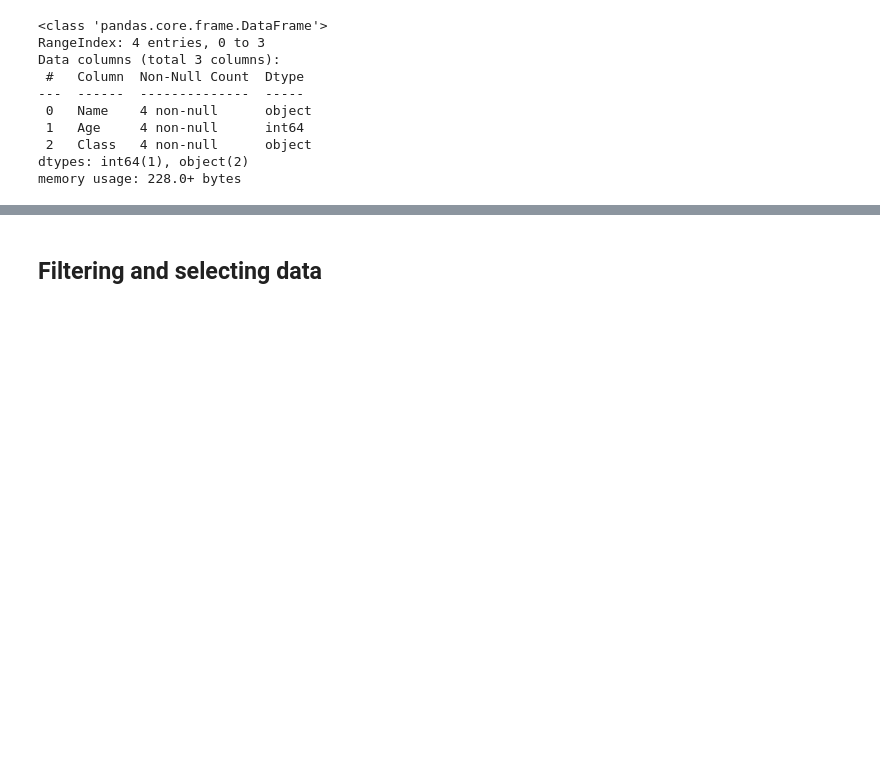
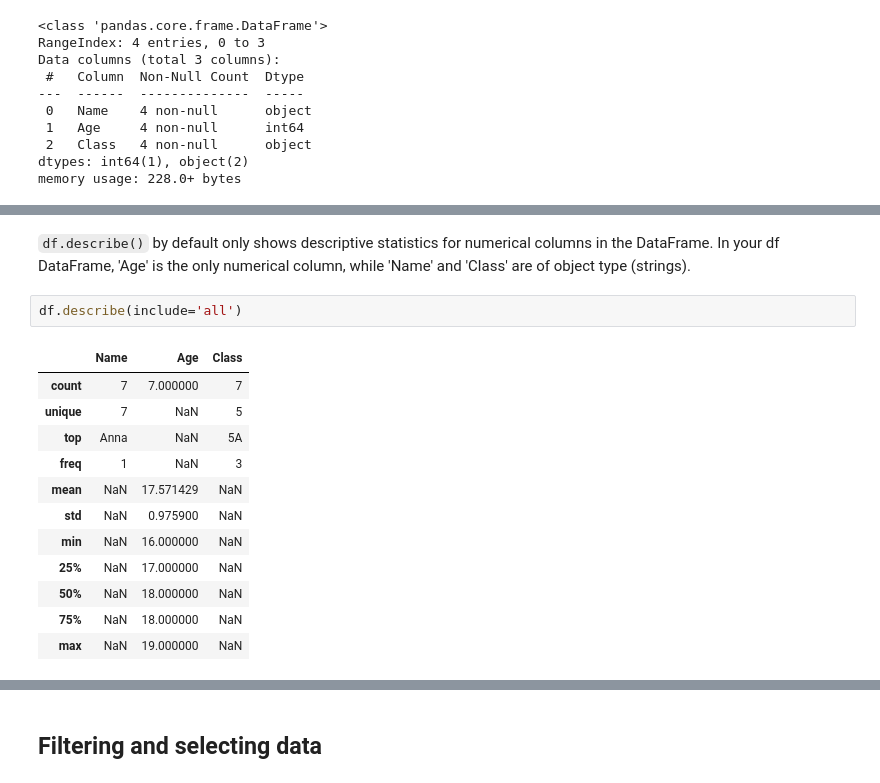
Before and after one commit to alessandrocanal/CSNotebooks, a Jupyter notebook: python_pandas.ipynb, the cells around one changed output, grey strips where cells are left out. Cells and saved outputs as stored; diff of their text form; blank space fills up the shorter version.

```diff
--- a/python_pandas.ipynb
+++ b/python_pandas.ipynb
@@ -94,3 +157,20 @@ df.describe()
+# %% [markdown]
+`df.describe()` by default only shows descriptive statistics for numerical columns in the DataFrame. In your df DataFrame, 'Age' is the only numerical column, while 'Name' and 'Class' are of object type (strings).
+# %%
+df.describe(include='all')
+# %% [output]
+|  | Name | Age | Class |
+| count | 7 | 7.000000 | 7 |
+| unique | 7 | NaN | 5 |
+| top | Anna | NaN | 5A |
+| freq | 1 | NaN | 3 |
+| mean | NaN | 17.571429 | NaN |
+| std | NaN | 0.975900 | NaN |
+| min | NaN | 16.000000 | NaN |
+| 25% | NaN | 17.000000 | NaN |
+| 50% | NaN | 18.000000 | NaN |
+| 75% | NaN | 18.000000 | NaN |
+| max | NaN | 19.000000 | NaN |
 # %%
 df['Age'].mean()
 # %% [output]
```
Also changed, not shown: parts of 15 cells of this notebook, 2 other files.
